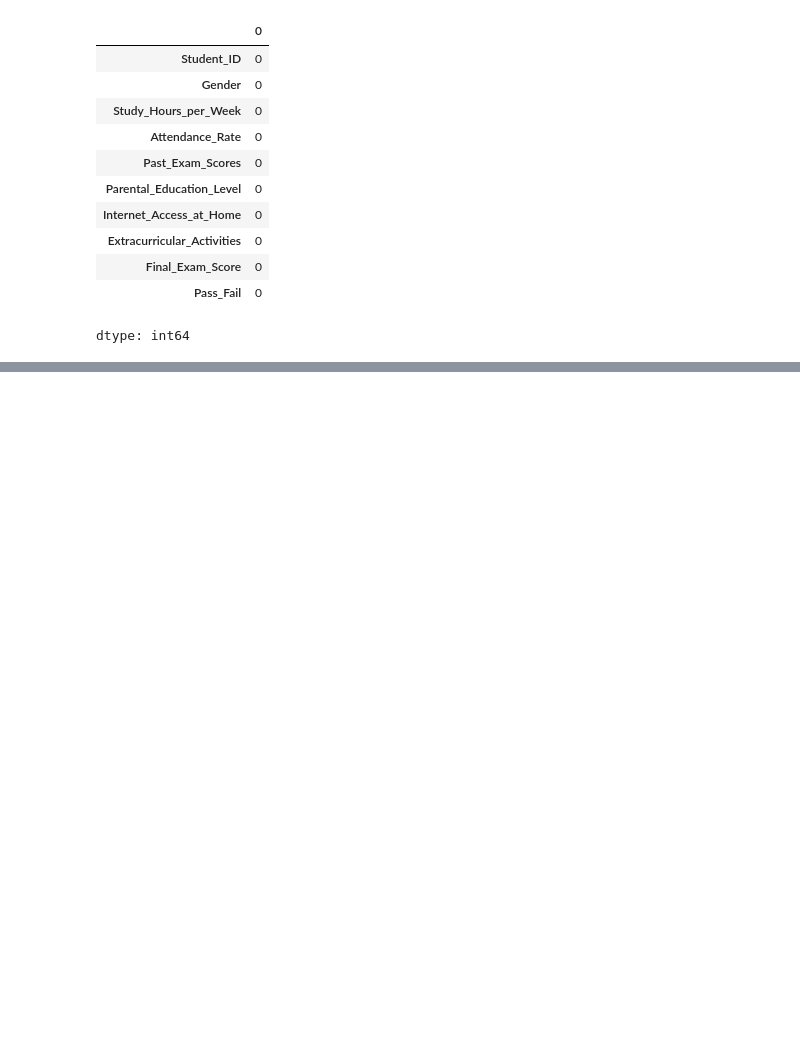
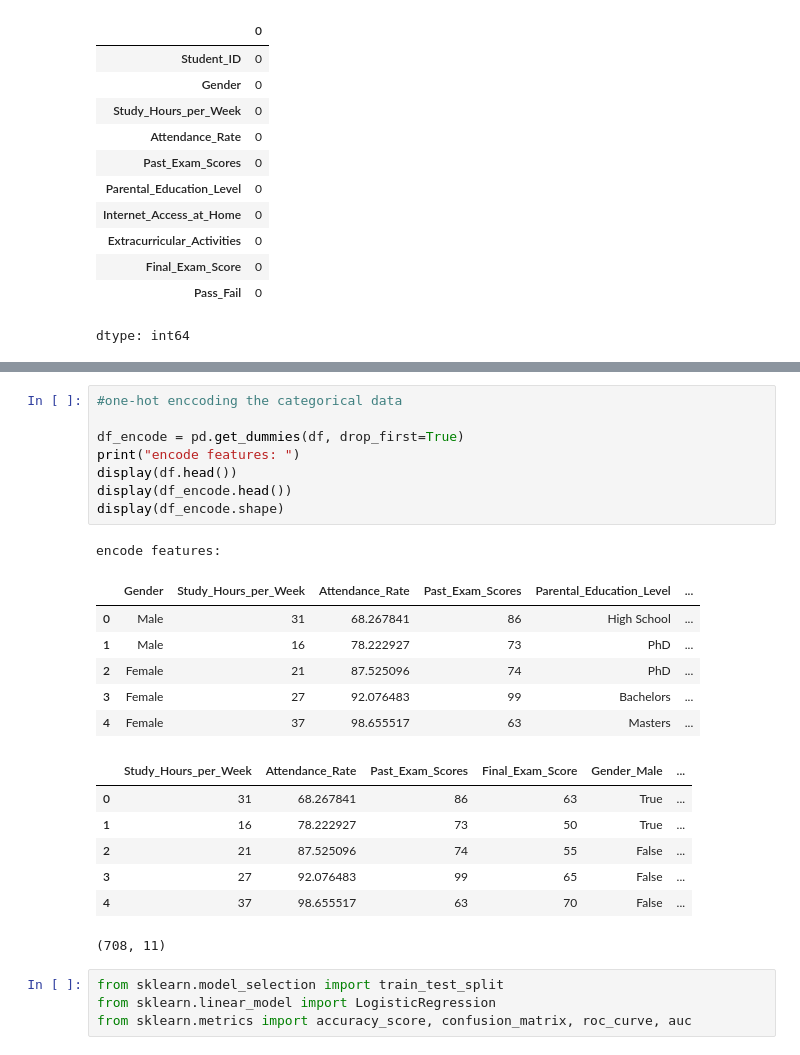
Before and after one commit to manthanawgan/Student-Performance-Prediction, a Jupyter notebook: Student_Performance_Prediction.ipynb, the cells around one changed output, grey strips where cells are left out. Cells and saved outputs as stored; diff of their text form; blank space fills up the shorter version.

```diff
--- a/Student_Performance_Prediction.ipynb
+++ b/Student_Performance_Prediction.ipynb
@@ -62,0 +95,27 @@ dtype: int64
+# %%
+#one-hot enccoding the categorical data
+
+df_encode = pd.get_dummies(df, drop_first=True)
+print("encode features: ")
+display(df.head())
+display(df_encode.head())
+display(df_encode.shape)
+# %% [output]
+encode features:
+|  | Gender | Study_Hours_per_Week | Attendance_Rate | Past_Exam_Scores | Parental_Education_Level | ... |
+| 0 | Male | 31 | 68.267841 | 86 | High School | ... |
+| 1 | Male | 16 | 78.222927 | 73 | PhD | ... |
+| 2 | Female | 21 | 87.525096 | 74 | PhD | ... |
+| 3 | Female | 27 | 92.076483 | 99 | Bachelors | ... |
+| 4 | Female | 37 | 98.655517 | 63 | Masters | ... |
+|  | Study_Hours_per_Week | Attendance_Rate | Past_Exam_Scores | Final_Exam_Score | Gender_Male | ... |
+| 0 | 31 | 68.267841 | 86 | 63 | True | ... |
+| 1 | 16 | 78.222927 | 73 | 50 | True | ... |
+| 2 | 21 | 87.525096 | 74 | 55 | False | ... |
+| 3 | 27 | 92.076483 | 99 | 65 | False | ... |
+| 4 | 37 | 98.655517 | 63 | 70 | False | ... |
+(708, 11)
+# %%
+from sklearn.model_selection import train_test_split
+from sklearn.linear_model import LogisticRegression
+from sklearn.metrics import accuracy_score, confusion_matrix, roc_curve, auc
```
Also changed, not shown: parts of 2 cells of this notebook.
